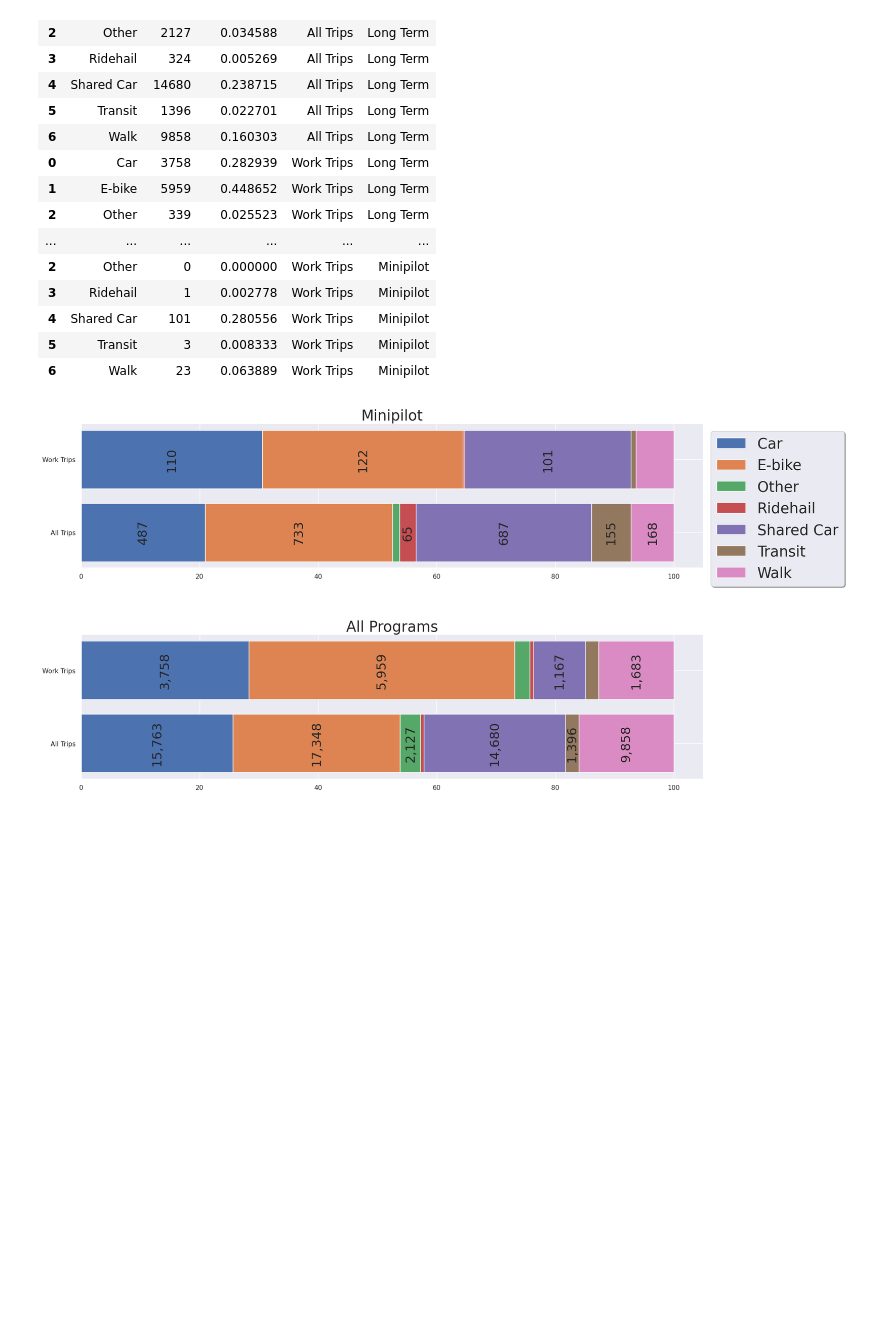
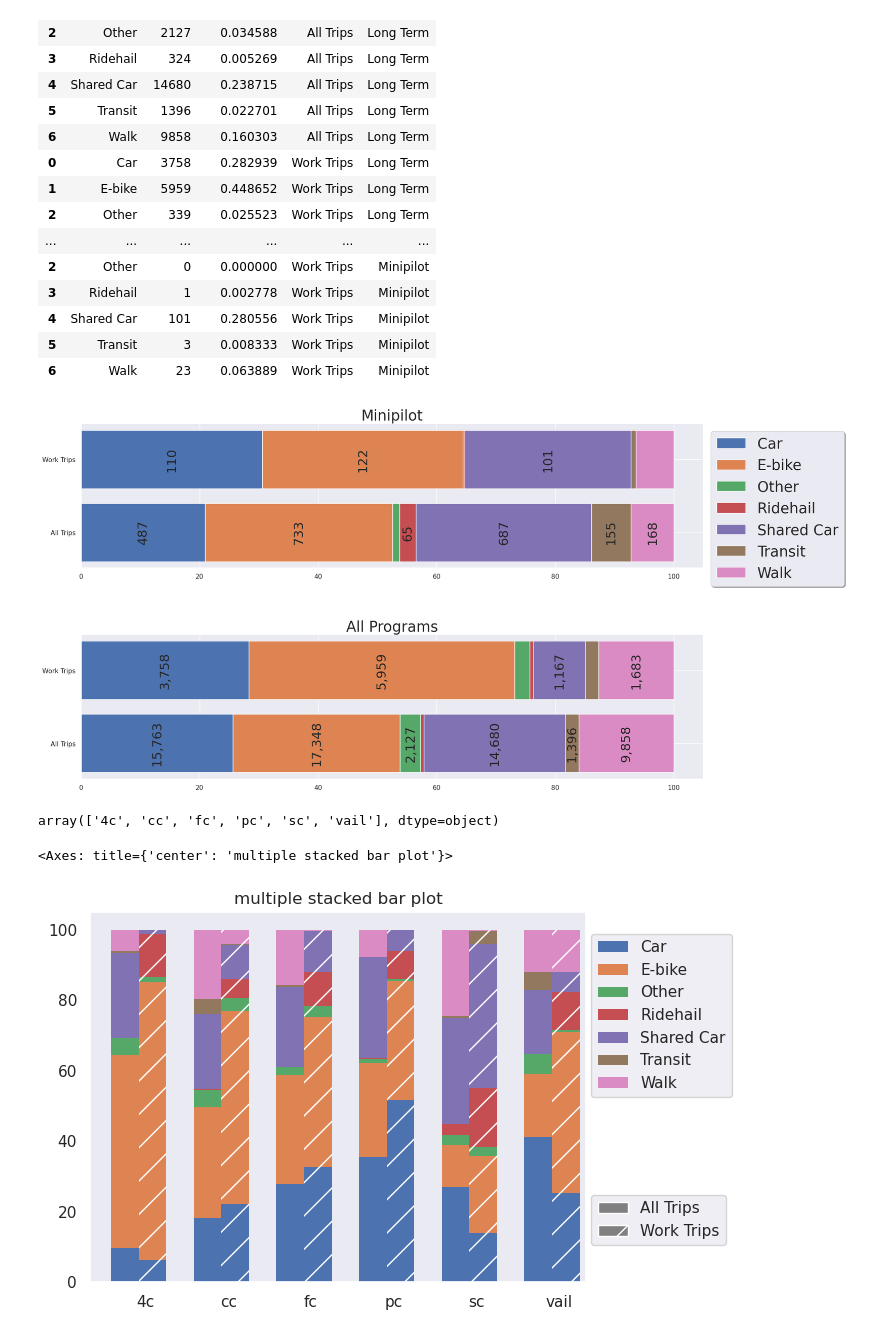
Before and after one commit to e-mission/em-public-dashboard, a Jupyter notebook: viz_scripts/CanBikeCO_Analysis.ipynb, the cells around one changed output. Cells and saved outputs as stored; diff of their text form; code cells hidden in the pictures; blank space fills up the shorter version.

Commit message:
check in clustered bar chart

```diff
--- a/viz_scripts/CanBikeCO_Analysis.ipynb
+++ b/viz_scripts/CanBikeCO_Analysis.ipynb
@@ -159,5 +159,42 @@ plt.show()
 [figure]
 # %%
 # process the data for the clustered chart
+data.program.unique()
+# %% [output]
+array(['4c', 'cc', 'fc', 'pc', 'sc', 'vail'], dtype=object)
+# %%
+mode_data = data.copy()
+
+#clean up the modes
+mode_data.loc[mode_data['Mode_confirm']=='Personal Micromobility', 'Mode_confirm'] = 'Other'
+mode_data.loc[mode_data['Mode_confirm']=='Shared Micromobility', 'Mode_confirm'] = 'Other'
+
+program_list = ['4c', 'cc', 'fc', 'pc', 'sc', 'vail']
+work_plot_data = []
+all_plot_data = []
+for program in program_list:
+    program_data = mode_data[mode_data.program == program]
+
+    t1 = program_data.groupby(['Mode_confirm'], as_index=False).count()[['Mode_confirm','distance_miles']]
+    t1[program] = (t1['distance_miles'] / np.sum(t1.distance_miles)) * 100
+    t1 = t1.set_index('Mode_confirm')
+    t1 = t1.drop(columns = ['distance_miles'])
+    all_plot_data.append(t1)
+
+    t2 = program_data[program_data['Trip_purpose']=='Work'].copy()
+    t2 = t2.groupby(['Mode_confirm'], as_index=False).count()[['Mode_confirm','distance_miles']]
+    t2[program] = (t2['distance_miles'] / np.sum(t2.distance_miles)) * 100
+    t2 = t2.set_index('Mode_confirm')
+    t2 = t2.drop(columns = ['distance_miles'])
+    work_plot_data.append(t2)
+
+    plot_data['Program'] = program
+    plot_data.columns = ['Mode','Count','Proportion','Trip Type', "Program"]
+
+work_trips = pd.concat(work_plot_data, axis = 1)
+all_trips = pd.concat(all_plot_data, axis = 1)
+
+all_trips = all_trips.transpose()
+work_trips = work_trips.transpose()
 # %%
 # make and save the clustered chart
@@ -163,0 +250,6 @@ plt.show()
+# %%
+# Then, just call :
+plot_clustered_stacked([all_trips, work_trips],["All Trips", "Work Trips"])
+# %% [output]
+<Axes: title={'center': 'multiple stacked bar plot'}>
+[figure, added]
```
Also changed, not shown: parts of 1 cell of this notebook.
